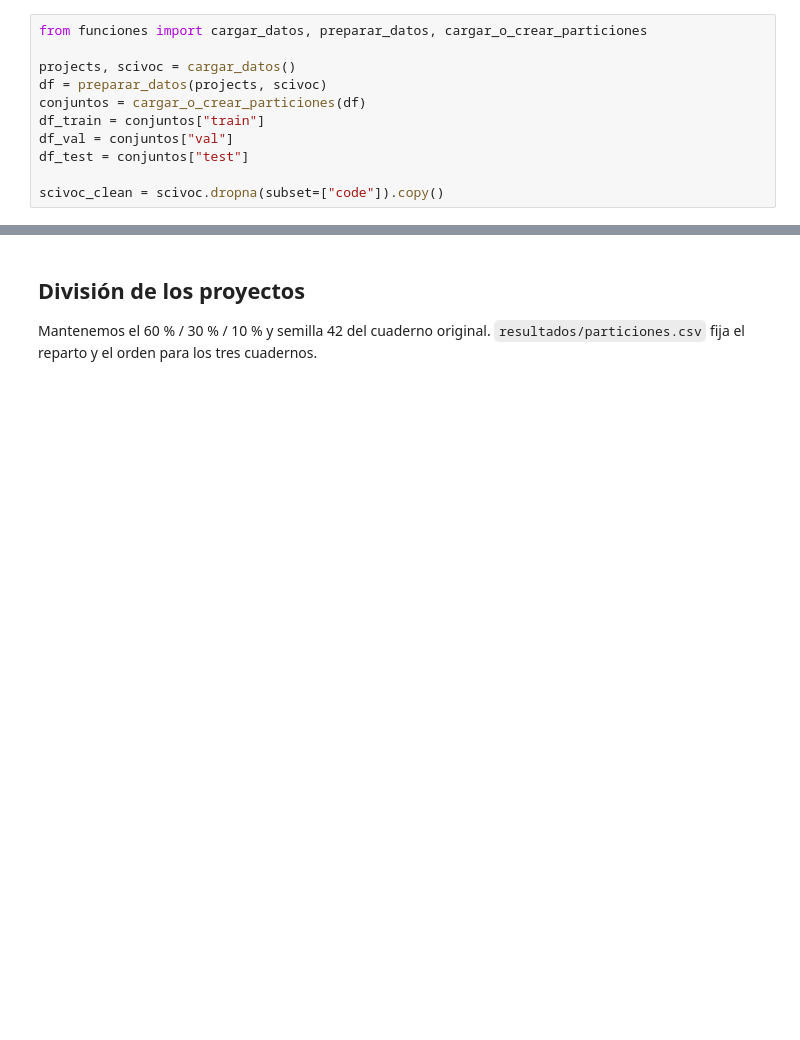
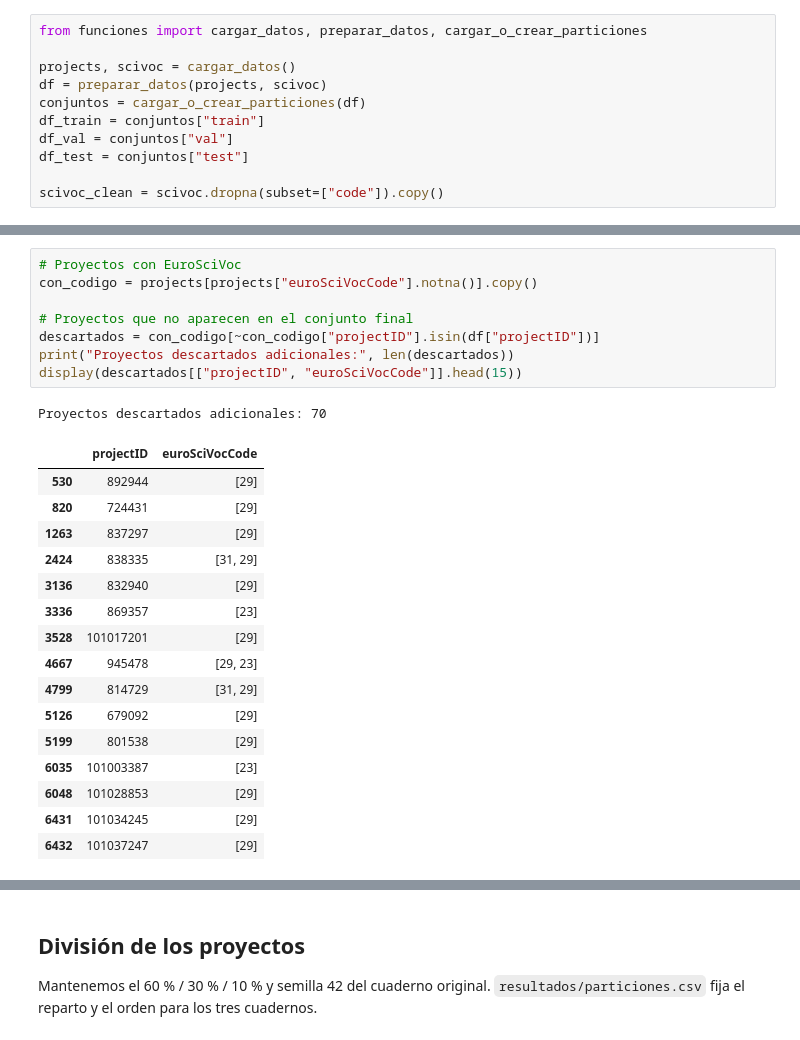
Before and after one commit to IzanV5/proyecto-cordis, a Jupyter notebook: 01_datos_y_representaciones.ipynb, the cells around one changed output, grey strips where cells are left out. Cells and saved outputs as stored; diff of their text form; blank space fills up the shorter version.

```diff
--- a/01_datos_y_representaciones.ipynb
+++ b/01_datos_y_representaciones.ipynb
@@ -66,0 +210,26 @@ el nuevo reparto y repetir los experimentos afectados.
+# %%
+# Proyectos con EuroSciVoc
+con_codigo = projects[projects["euroSciVocCode"].notna()].copy()
+
+# Proyectos que no aparecen en el conjunto final
+descartados = con_codigo[~con_codigo["projectID"].isin(df["projectID"])]
+print("Proyectos descartados adicionales:", len(descartados))
+display(descartados[["projectID", "euroSciVocCode"]].head(15))
+# %% [output]
+Proyectos descartados adicionales: 70
+|  | projectID | euroSciVocCode |
+| 530 | 892944 | [29] |
+| 820 | 724431 | [29] |
+| 1263 | 837297 | [29] |
+| 2424 | 838335 | [31, 29] |
+| 3136 | 832940 | [29] |
+| 3336 | 869357 | [23] |
+| 3528 | 101017201 | [29] |
+| 4667 | 945478 | [29, 23] |
+| 4799 | 814729 | [31, 29] |
+| 5126 | 679092 | [29] |
+| 5199 | 801538 | [29] |
+| 6035 | 101003387 | [23] |
+| 6048 | 101028853 | [29] |
+| 6431 | 101034245 | [29] |
+| 6432 | 101037247 | [29] |
```
Also changed, not shown: parts of 42 cells of this notebook.
